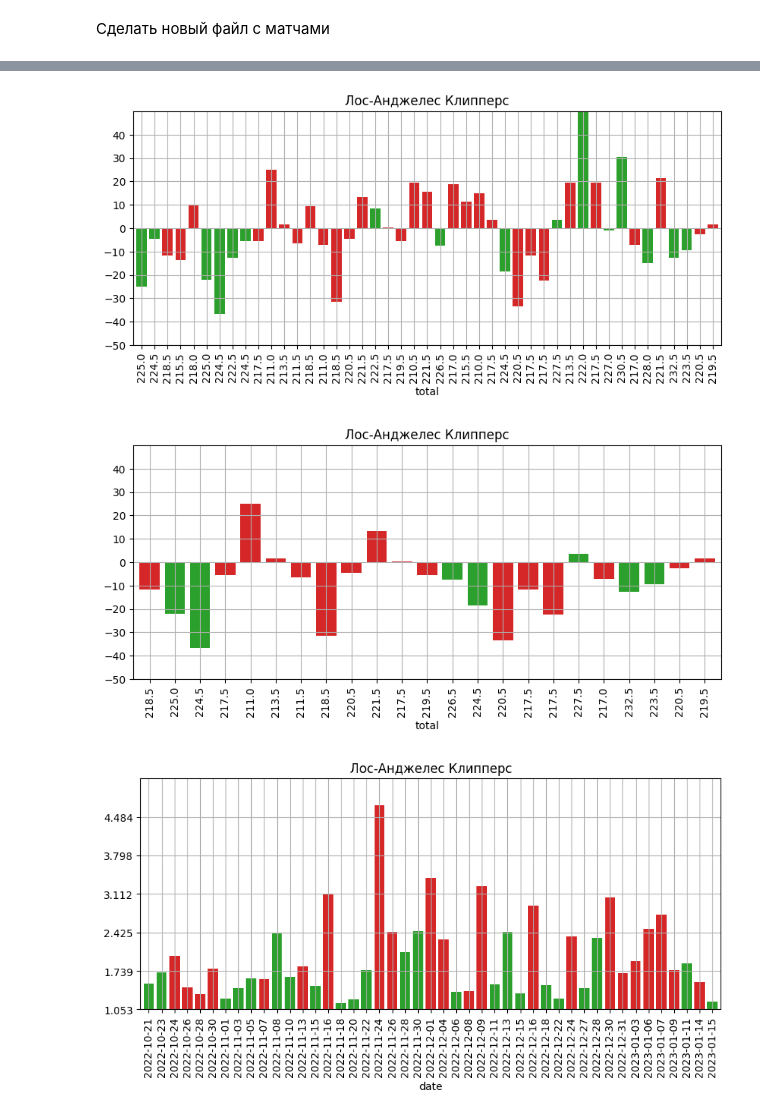
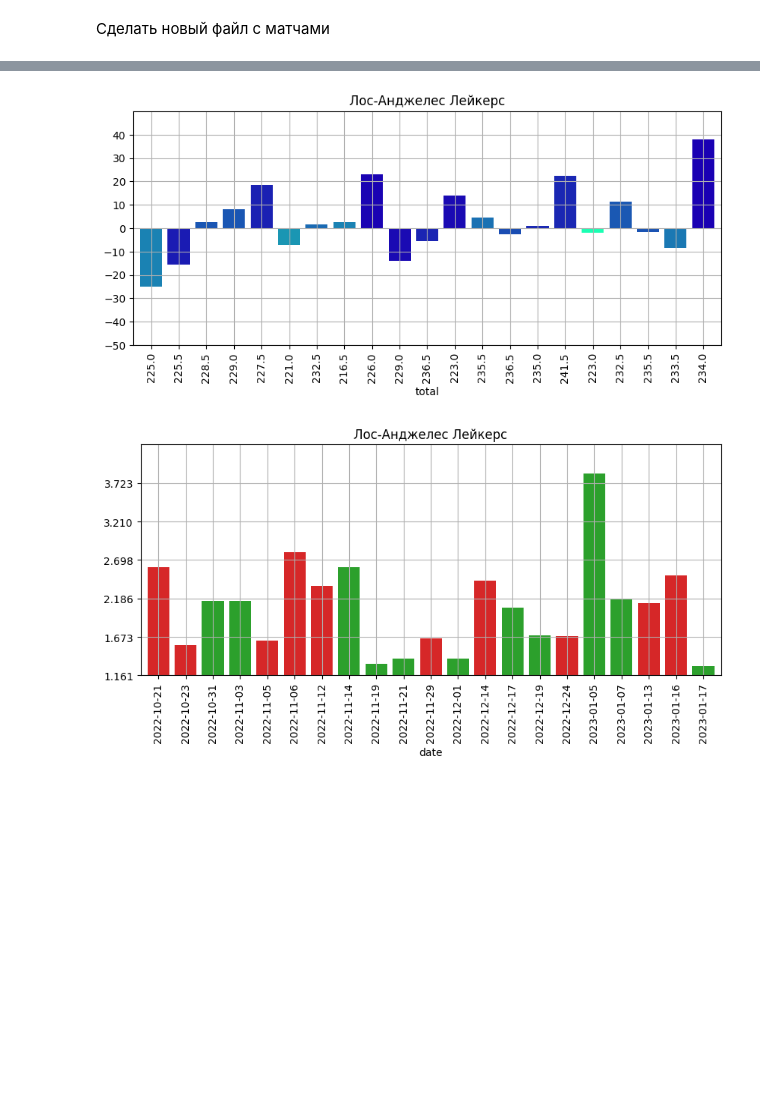
Before and after one commit to glahiator/basket_total, a Jupyter notebook: analyze.ipynb, the cells around one changed output, grey strips where cells are left out. Saved outputs shown, nothing was run; the diff lists cells and outputs as text; code cells hidden in the pictures; blank space fills up the shorter version.

```diff
--- a/analyze.ipynb
+++ b/analyze.ipynb
@@ -133,7 +177,7 @@ today = pd.read_json("storage/today.json" )
 del today["id"]
 del today["gandicap"]
 
-m = today.iloc[3]
+m = today.iloc[8]
 print( f"For {m['home']} and {m['away']} with total {m['total']} and odds: {m['odd_h']} :  {m['odd_a']}")
 complete_match( m['home'], m['away'], m['total'] )
 # %% [output]
@@ -143,5 +187,8 @@ For Лос-Анджелес Клипперс and Филадельфия Сикс
 # %%
-get_team_chrono_delta( m['home'], m['total'] )
-get_team_chrono_delta_place(m['home'], m['total'], 'home' )
-get_team_chrono_odd( m['home'] )
+# get_team_chrono_delta( m['home'], m['total'] )
+# get_team_chrono_delta_place(m['home'], m['total'], 'home' )
+# get_team_chrono_odd( m['home'] )
+get_team_chrono_delta_place_odd(m['home'], m['total'], 'home' )
+get_team_chrono_odd_place( m['home'], 'home' )
+print(f"{m['total']} and odds: {m['odd_h']} ")
 # %% [output]
@@ -159,4 +207,3 @@ Name: odd, dtype: float64
-[figure, old version]
+[figure, new version]
-[figure, old version]
+[figure, new version]
-[figure, removed]
 # %%
```
Also changed, not shown: parts of 4 cells of this notebook, 3 other files.
